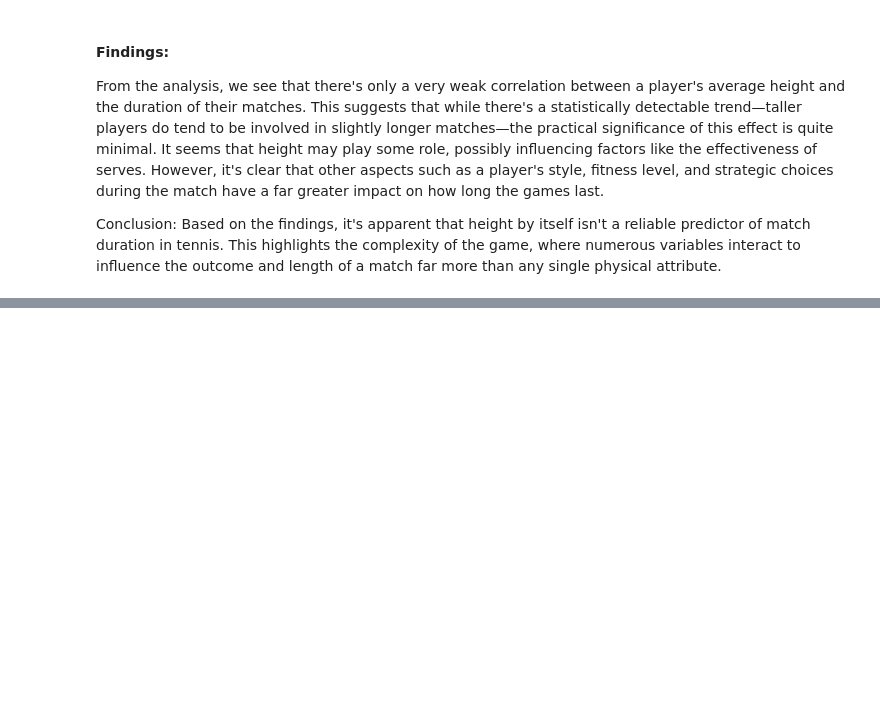
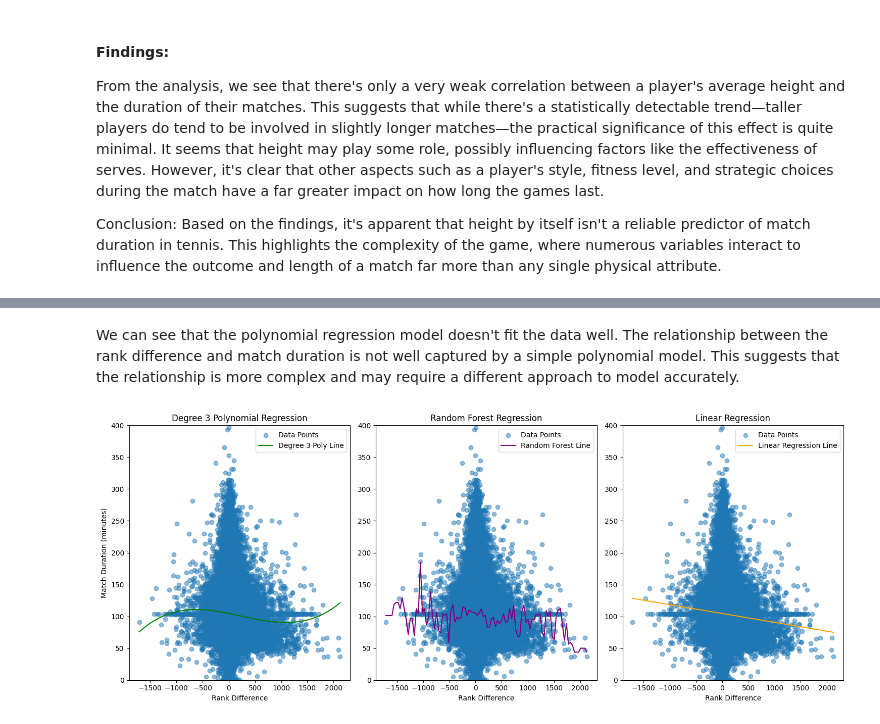
Before and after one commit to AndrinZuellig/TennisData, a Jupyter notebook: TennisAnalysis.ipynb, the cells around one changed output, grey strips where cells are left out. Saved outputs shown, nothing was run; the diff lists cells and outputs as text; code cells hidden in the pictures; blank space fills up the shorter version.

```diff
--- a/TennisAnalysis.ipynb
+++ b/TennisAnalysis.ipynb
@@ -214,0 +258,73 @@ Based on the findings, it's apparent that height by itself isn't a reliable pred
+# %% [markdown]
+We can see that the polynomial regression model doesn't fit the data well. The relationship between the rank difference and match duration is not well captured by a simple polynomial model. This suggests that the relationship is more complex and may require a different approach to model accurately.
+# %%
+import numpy as np
+import pandas as pd
+import matplotlib.pyplot as plt
+import seaborn as sns
+from sklearn.preprocessing import PolynomialFeatures
+from sklearn.linear_model import LinearRegression
+from sklearn.pipeline import make_pipeline
+from sklearn.ensemble import RandomForestRegressor
+
+# Assuming df_filtered is defined and correct
+# It's safer to create df_model as a deep copy if you're going to modify it:
+df_model = df_filtered.dropna(subset=['rank_difference', 'minutes']).copy()
+
+# Now use .loc to ensure you're working on the DataFrame and not on a copy
+df_model.loc[:, 'rank_difference'] = df_model['loser_rank'] - df_model['winner_rank']
+
+# Prepare the data
+X = df_model['rank_difference'].values.reshape(-1, 1)
+y = df_model['minutes'].values
+
+# Generate a sequence of values from minimum to maximum rank difference for plotting
+X_fit = np.linspace(X.min(), X.max(), 100).reshape(-1, 1)
+
+# Create a polynomial regression model of degree 3
+poly_model_degree3 = make_pipeline(PolynomialFeatures(degree=3), LinearRegression())
+poly_model_degree3.fit(X, y)
+y_fit_degree3 = poly_model_degree3.predict(X_fit)
+
+# Create a random forest regressor object
+rf_regressor = RandomForestRegressor(n_estimators=100, random_state=42)
+rf_regressor.fit(X, y)
+y_rf_fit = rf_regressor.predict(X_fit)
+
+# Fit a simple linear regression to the untransformed data
+lin_reg = LinearRegression()
+lin_reg.fit(X, y)
+y_lin_fit = lin_reg.predict(X_fit)
+
+# Plotting all models
+plt.figure(figsize=(15, 6b))
+
+plt.subplot(1, 3, 1)
+plt.scatter(X, y, alpha=0.5, label='Data Points')
+plt.plot(X_fit, y_fit_degree3, color='green', label='Degree 3 Poly Line')
+plt.title('Degree 3 Polynomial Regression')
+plt.xlabel('Rank Difference')
+plt.ylabel('Match Duration (minutes)')
+plt.ylim(0, 400)  # Set y-axis limit
+plt.legend()
+
+plt.subplot(1, 3, 2)
+plt.scatter(X, y, alpha=0.5, label='Data Points')
+plt.plot(X_fit, y_rf_fit, color='purple', label='Random Forest Line')
+plt.title('Random Forest Regression')
+plt.xlabel('Rank Difference')
+plt.ylim(0, 400)  # Set y-axis limit
+plt.legend()
+
+plt.subplot(1, 3, 3)
+plt.scatter(X, y, alpha=0.5, label='Data Points')
+plt.plot(X_fit, y_lin_fit, color='orange', label='Linear Regression Line')
+plt.title('Linear Regression')
+plt.xlabel('Rank Difference')
+plt.ylim(0, 400)  # Set y-axis limit
+plt.legend()
+
+plt.tight_layout()
+plt.show()
+# %% [output]
+[figure, added]
```
Also changed, not shown: parts of 3 cells of this notebook.
